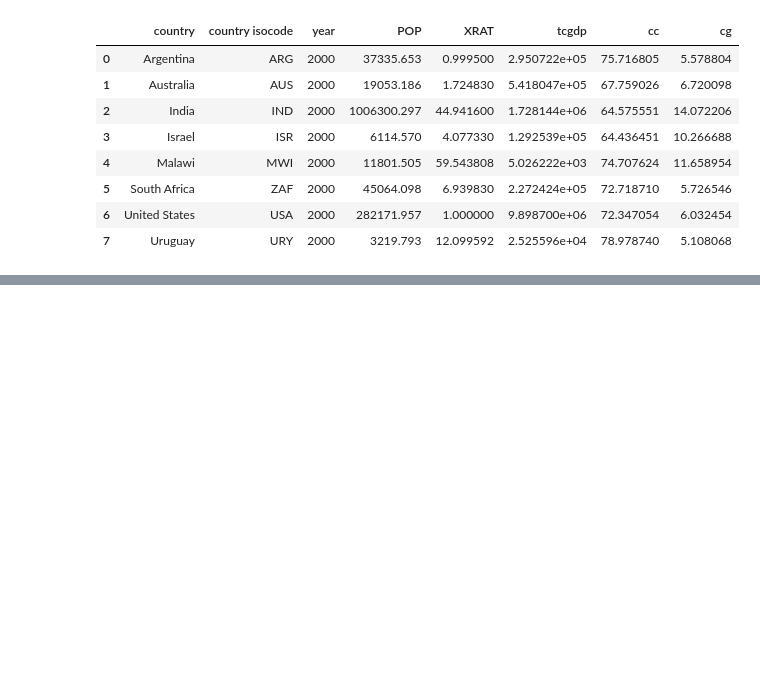
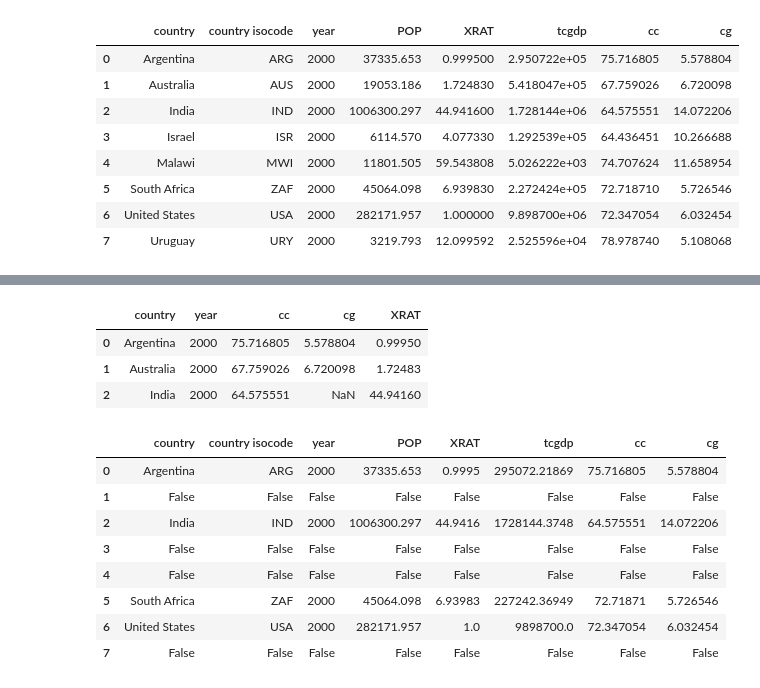
Before and after one commit to rabobahago/Python_ML_Data_Science, a Jupyter notebook: data_analyst/pandas/main.ipynb, the cells around one changed output, grey strips where cells are left out. Cells and saved outputs as stored; diff of their text form; code cells hidden in the pictures; blank space fills up the shorter version.

Commit message:
update row function added to apply method

```diff
--- a/data_analyst/pandas/main.ipynb
+++ b/data_analyst/pandas/main.ipynb
@@ -210,0 +224,20 @@ df.query("country in ['Argentina', 'Australia', 'india', 'Israel']")
+# %%
+result = df.apply(lambda row: row.cc >= 60 if row.country in ['Argentina', 'Australia','India'] else row.POP < 3000, axis=1), ['country','year', 'cc', 'cg', 'XRAT']
+df.loc[result]
+# %% [output]
+|  | country | year | cc | cg | XRAT |
+| 0 | Argentina | 2000 | 75.716805 | 5.578804 | 0.99950 |
+| 1 | Australia | 2000 | 67.759026 | 6.720098 | 1.72483 |
+| 2 | India | 2000 | 64.575551 | NaN | 44.94160 |
+# %%
+df.where(df.POP > 20000, False)
+# %% [output]
+|  | country | country isocode | year | POP | XRAT | tcgdp | cc | cg |
+| 0 | Argentina | ARG | 2000 | 37335.653 | 0.9995 | 295072.21869 | 75.716805 | 5.578804 |
+| 1 | False | False | False | False | False | False | False | False |
+| 2 | India | IND | 2000 | 1006300.297 | 44.9416 | 1728144.3748 | 64.575551 | 14.072206 |
+| 3 | False | False | False | False | False | False | False | False |
+| 4 | False | False | False | False | False | False | False | False |
+| 5 | South Africa | ZAF | 2000 | 45064.098 | 6.93983 | 227242.36949 | 72.71871 | 5.726546 |
+| 6 | United States | USA | 2000 | 282171.957 | 1.0 | 9898700.0 | 72.347054 | 6.032454 |
+| 7 | False | False | False | False | False | False | False | False |
```
Also changed, not shown: parts of 4 cells of this notebook.
